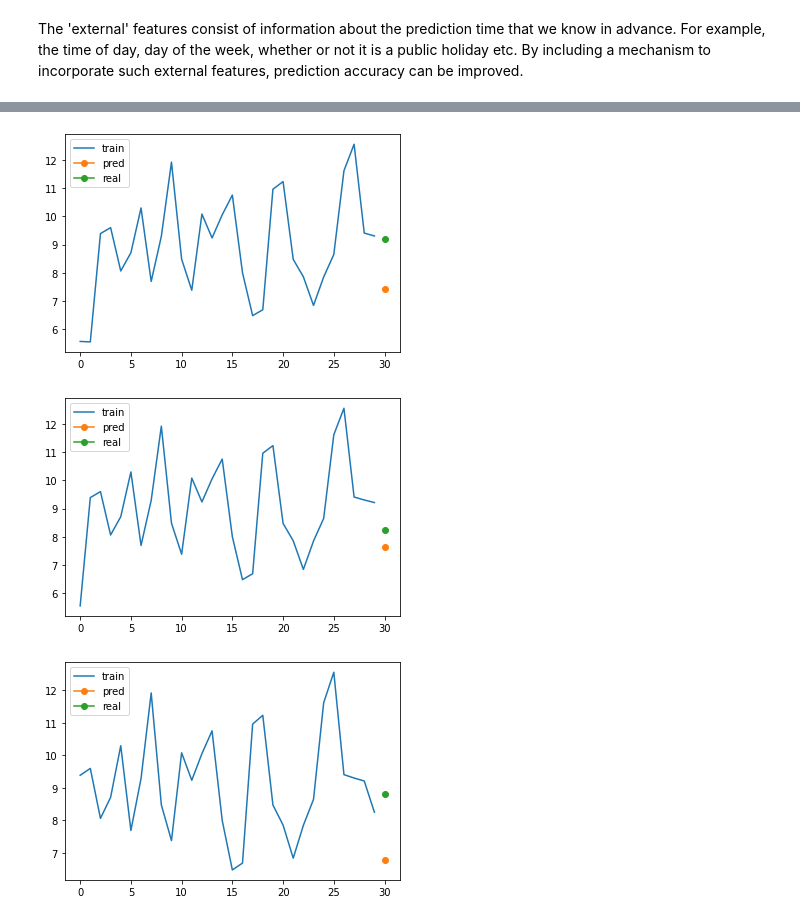
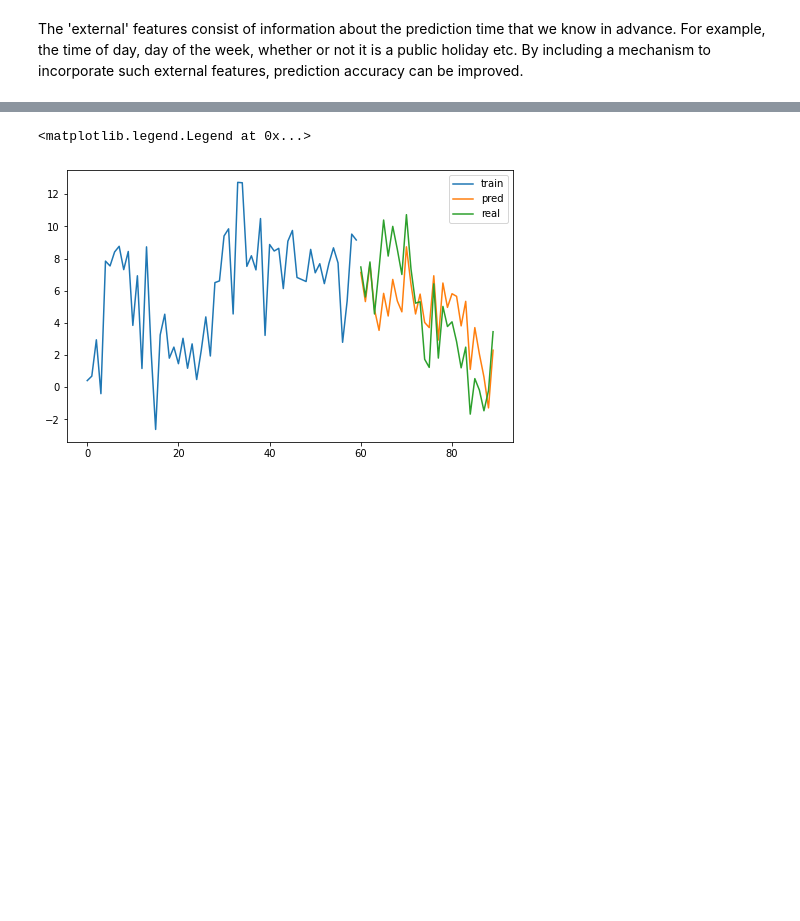
Before and after one commit to vitostamatti/deep-time-series, a Jupyter notebook: notebooks/forecasting.ipynb, the cells around one changed output, grey strips where cells are left out. Saved outputs shown, nothing was run; the diff lists cells and outputs as text; code cells hidden in the pictures; blank space fills up the shorter version.

```diff
--- a/notebooks/forecasting.ipynb
+++ b/notebooks/forecasting.ipynb
@@ -267,7 +265,7 @@ for i in range(yhat.shape[0]):
 The 'external' features consist of information about the prediction time that we know in advance. For example, the time of day, day of the week, whether or not it is a public holiday etc. By including a mechanism to incorporate such external features, prediction accuracy can be improved.
 # %%
 # Model with External Features
-x_features=1
+x_features = X.shape[1]
 input_series = keras.layers.Input(shape=(timesteps,y_features))
 input_external = keras.layers.Input(shape=(x_features))
 
@@ -286,9 +284,9 @@ pred_model = keras.Sequential([
     keras.layers.Dense(32),
     keras.layers.Dropout(0.1),
     keras.layers.ReLU(),
-    # keras.layers.Dense(16),
-    # keras.layers.Dropout(0.3),
-    # keras.layers.ReLU(),
+    keras.layers.Dense(16),
+    keras.layers.Dropout(0.1),
+    keras.layers.ReLU(),
     keras.layers.Dense(n_pred_steps)
 ])
 
@@ -371,6 +369,5 @@ plt.show()
 # %%
 # forecast_model.predict([y_val_temp,x_val_temp])
-n_preds = 3
+n_preds = 30
 yhat = forecast_model.predict([y_val_temp[:n_preds],x_val_temp[:n_preds]])
-yhat
 # %% [output]
@@ -381,13 +375,18 @@ array([[7.424203 ],
+# %%
+x = np.arange(0,y_val_temp.shape[1]+n_preds)
+plt.figure(figsize=(8,5))
+plt.plot(x[:y_val_temp.shape[1]], y_val_temp[0], label='train')
+plt.plot(x[y_val_temp.shape[1]:], yhat[:,0], label='pred')
+plt.plot(x[y_val_temp.shape[1]:], y_val_target[:n_preds,0], label='real')
+plt.legend()
+# %% [output]
+<matplotlib.legend.Legend at 0x...>
+[figure, added]
 # %%
-
-for i in range(n_preds):
-    x = np.arange(0,y_val_temp.shape[1]+1)
-    plt.figure()
-    plt.plot(x[:y_val_temp.shape[1]],y_val_temp[i], label='train')
-    plt.plot(x[y_val_temp.shape[1]:],yhat[i], marker='o', label='pred')
-    plt.plot(x[y_val_temp.shape[1]:],y_val_target[i], marker='o', label='real')
-    plt.legend()
+# for i in range(n_preds):
+#     x = np.arange(0,y_val_temp.shape[1]+1)
+#     plt.figure()
+#     plt.plot(x[:y_val_temp.shape[1]],y_val_temp[i], label='train')
+#     plt.plot(x[y_val_temp.shape[1]:],yhat[i], marker='o', label='pred')
+#     plt.plot(x[y_val_temp.shape[1]:],y_val_target[i], marker='o', label='real')
+#     plt.legend()
-# %% [output]
-[figure, removed]
-[figure, removed]
-[figure, removed]
```
Also changed, not shown: parts of 11 cells of this notebook, 1 other file.
